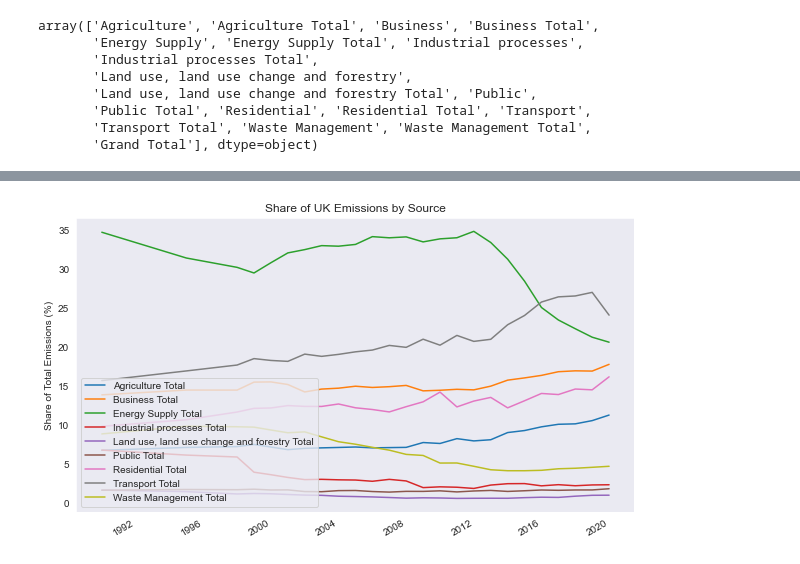
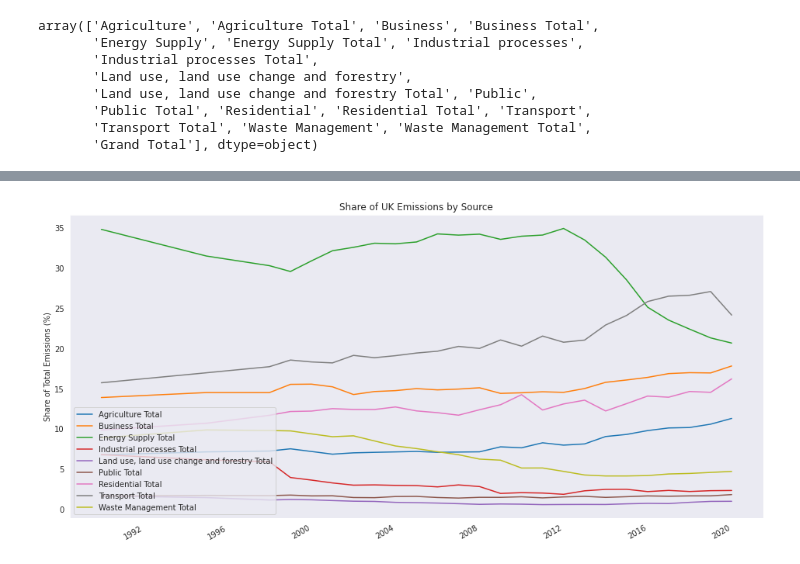
Before and after one commit to New-AutoMotive/zev_mandate, a Jupyter notebook: 00) UK Transport Emissions.ipynb, the cells around one changed output, grey strips where cells are left out. Saved outputs shown, nothing was run; the diff lists cells and outputs as text; code cells hidden in the pictures.

```diff
--- a/00) UK Transport Emissions.ipynb
+++ b/00) UK Transport Emissions.ipynb
@@ -53,20 +63,22 @@ plt.show()
 # %%
-fig, ax = plt.subplots(figsize=(10, 6))
+fig, ax = plt.subplots(figsize=(16, 8))
 
 em_sel = em[em.NCFormat.str.contains('Total')].pivot(index='variable', columns='NCFormat', values='value')[
     ['Agriculture Total', 'Business Total', 'Energy Supply Total',
     'Industrial processes Total',
        'Land use, land use change and forestry Total', 'Public Total',
        'Residential Total', 'Transport Total', 'Waste Management Total']
 ]
 
 (100*(em_sel.div(em_sel.sum(axis=1), axis=0))).plot(ax=ax)
 
 ax.legend(loc='lower left')
 ax.set_title('Share of UK Emissions by Source')
 ax.set_ylabel('Share of Total Emissions (%)')
 ax.set_xlabel('')
 
+plt.savefig('plots/emissions_by_source.png', transparent=False, bbox_inches='tight', dpi=300)
+
 plt.show()
 # %% [output]
-[figure, old version]
+[figure, new version]
```
Also changed, not shown: parts of 12 cells of this notebook, 3 other files.
